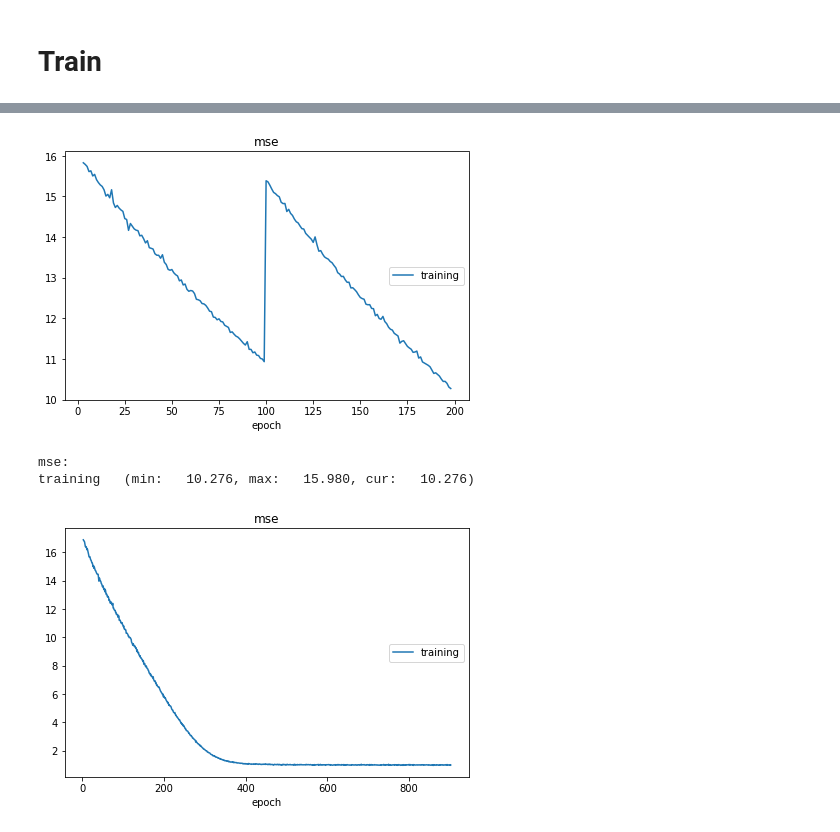
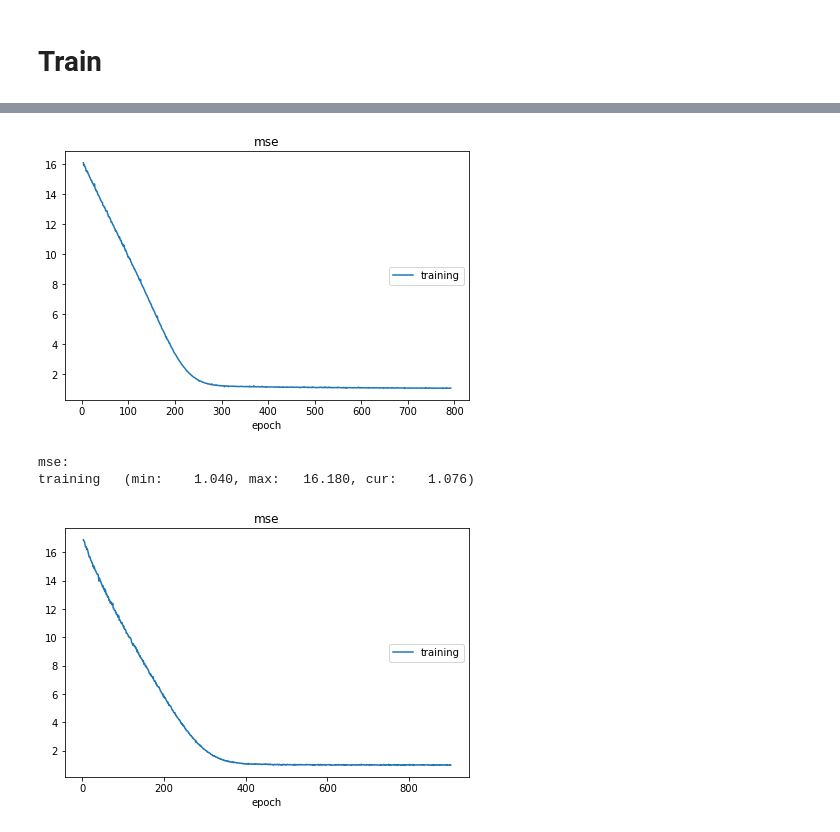
Before and after one commit to SnowWindSaveYou/Book-recommendation-system, a Jupyter notebook: NeuMF develope.ipynb, the cells around one changed output, grey strips where cells are left out. Saved outputs shown, nothing was run; the diff lists cells and outputs as text; code cells hidden in the pictures.

```diff
--- a/NeuMF develope.ipynb
+++ b/NeuMF develope.ipynb
@@ -257,4 +257,4 @@ liveloss3 = PlotLosses()
 NeuMF_model = NeuMF(num_users+1,num_items+1,16,8).to(device)
 NeuMF_opt = optim.SGD(NeuMF_model.parameters(),lr=0.001)
 NeuMF_criterion = torch.nn.MSELoss()
-NeuMF_model.load_state_dict(torch.load("./md_checkpoint/neumf_1.pkg"))
+# NeuMF_model.load_state_dict(torch.load("./md_checkpoint/neumf_1.pkg"))
@@ -266,12 +261,12 @@ RuntimeError: Error(s) in loading state_dict for NeuMF:
 # %%
 for i in range(0,11):
     epoch_run(NeuMF_model,train_generator,NeuMF_opt,NeuMF_criterion,liveloss1,"train")
     if i %5:
-        torch.save(NeuMF_model.state_dict(), "./md_checkpoint/neumf_8"+str(i)+".pkg")
+        torch.save(NeuMF_model.state_dict(), "./md_checkpoint/neumf_2"+str(i)+".pkg")
 # %% [output]
-[figure, old version]
+[figure, new version]
 mse:
-training   (min:   10.276, max:   15.980, cur:   10.276)
+training   (min:    1.040, max:   16.180, cur:    1.076)
 # %%
 # define model
 MLP_model = MLP(num_users+1,num_items+1).to(device)
```
Also changed, not shown: parts of 2 cells of this notebook, 6 other files.
